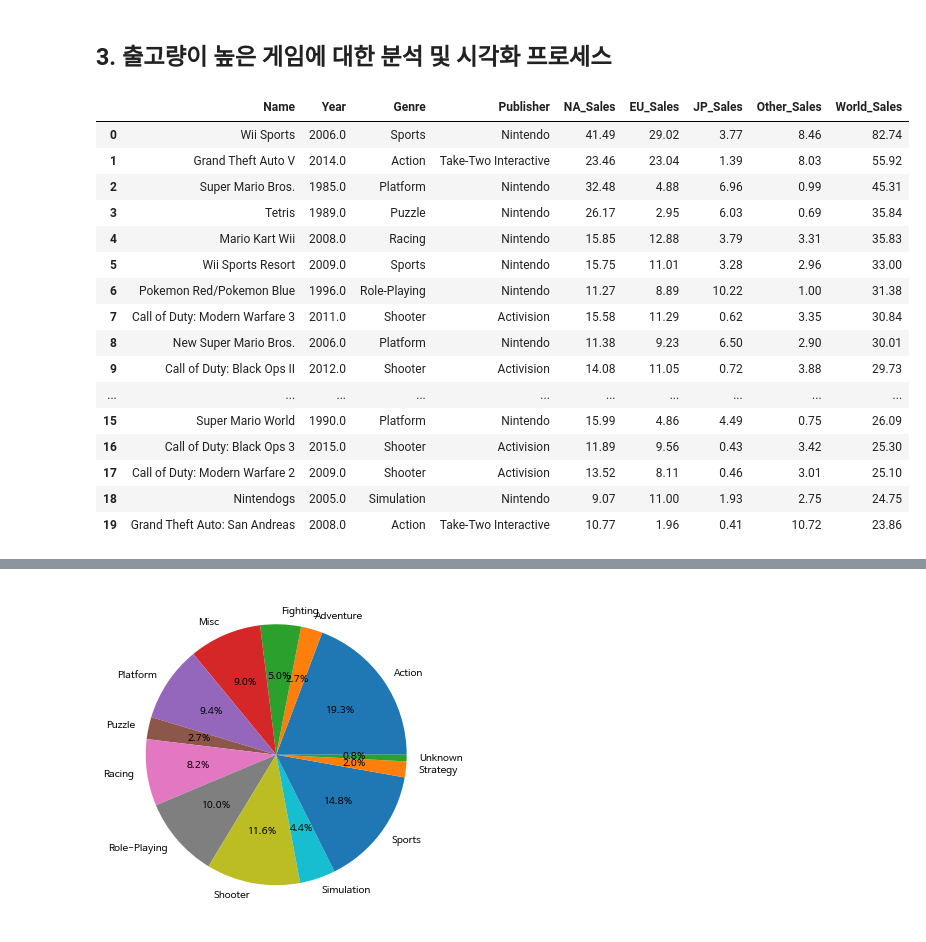
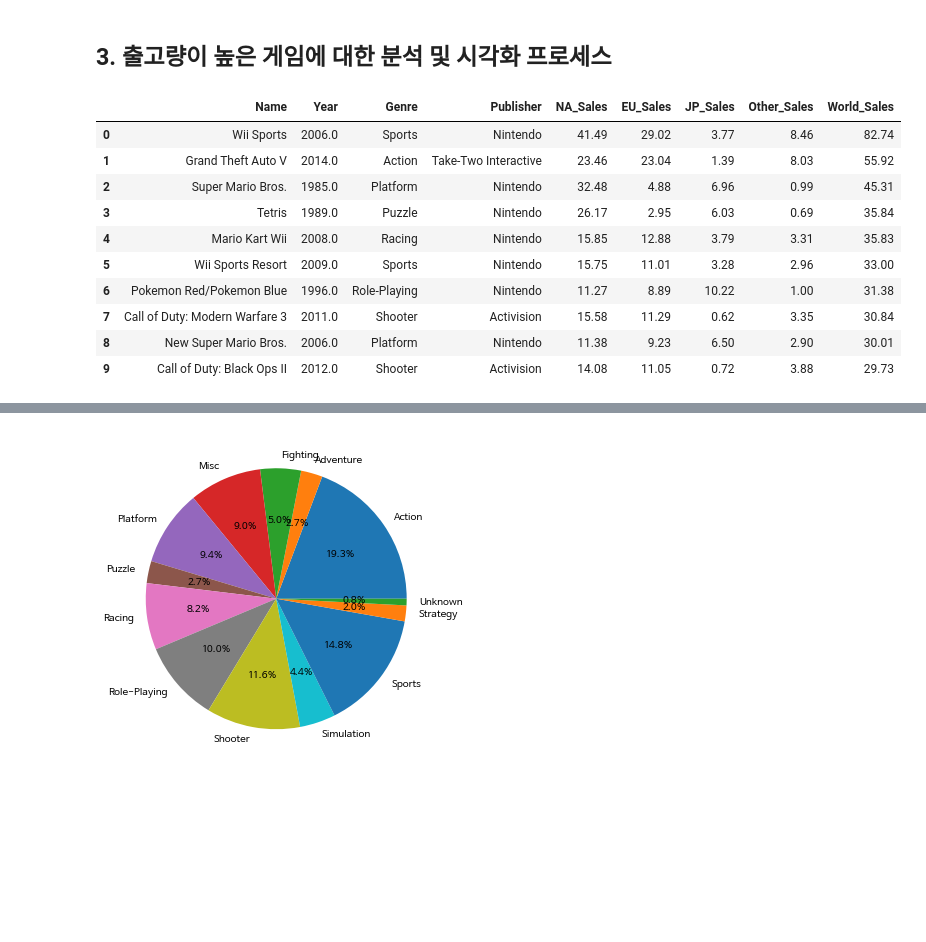
Before and after one commit to y001003/Bootcamp, a Jupyter notebook: Section1_Project.ipynb, the cells around one changed output, grey strips where cells are left out. Saved outputs shown, nothing was run; the diff lists cells and outputs as text; code cells hidden in the pictures; blank space fills up the shorter version.

```diff
--- a/Section1_Project.ipynb
+++ b/Section1_Project.ipynb
@@ -386,35 +387,29 @@ Text(0, 0.5, '연도')
 # %%
 # 같은 게임인데, 다른 연도에 플랫폼으로 출시된 게임 정리
 col = ['Name','NA_Sales','EU_Sales','JP_Sales','Other_Sales','World_Sales']
 top_df = df[col].groupby(['Name']).sum().sort_values('World_Sales',ascending=False)
 
 # 게임의 출시년도, 장르, 제작사 데이터
 col2 = ['Name','Year','Genre','Publisher']
 right_df = df[col2].drop_duplicates(['Name'], keep='first')
 merge_df = pd.merge(right_df,top_df,how='inner',on='Name')
 # 순위 정리
 merge_df = merge_df.sort_values('World_Sales',ascending=False)
 merge_df.reset_index(drop=True,inplace=True)
 # Top 10 판매량
-merge_df_top10 = merge_df.iloc[:20]
+merge_df_top10 = merge_df.iloc[:10]
 merge_df_top10
 # %% [output]
 |  | Name | Year | Genre | Publisher | NA_Sales | EU_Sales | JP_Sales | Other_Sales | World_Sales |
 | 0 | Wii Sports | 2006.0 | Sports | Nintendo | 41.49 | 29.02 | 3.77 | 8.46 | 82.74 |
 | 1 | Grand Theft Auto V | 2014.0 | Action | Take-Two Interactive | 23.46 | 23.04 | 1.39 | 8.03 | 55.92 |
 | 2 | Super Mario Bros. | 1985.0 | Platform | Nintendo | 32.48 | 4.88 | 6.96 | 0.99 | 45.31 |
 | 3 | Tetris | 1989.0 | Puzzle | Nintendo | 26.17 | 2.95 | 6.03 | 0.69 | 35.84 |
 | 4 | Mario Kart Wii | 2008.0 | Racing | Nintendo | 15.85 | 12.88 | 3.79 | 3.31 | 35.83 |
 | 5 | Wii Sports Resort | 2009.0 | Sports | Nintendo | 15.75 | 11.01 | 3.28 | 2.96 | 33.00 |
 | 6 | Pokemon Red/Pokemon Blue | 1996.0 | Role-Playing | Nintendo | 11.27 | 8.89 | 10.22 | 1.00 | 31.38 |
 | 7 | Call of Duty: Modern Warfare 3 | 2011.0 | Shooter | Activision | 15.58 | 11.29 | 0.62 | 3.35 | 30.84 |
 | 8 | New Super Mario Bros. | 2006.0 | Platform | Nintendo | 11.38 | 9.23 | 6.50 | 2.90 | 30.01 |
 | 9 | Call of Duty: Black Ops II | 2012.0 | Shooter | Activision | 14.08 | 11.05 | 0.72 | 3.88 | 29.73 |
-| ... | ... | ... | ... | ... | ... | ... | ... | ... | ... |
-| 15 | Super Mario World | 1990.0 | Platform | Nintendo | 15.99 | 4.86 | 4.49 | 0.75 | 26.09 |
-| 16 | Call of Duty: Black Ops 3 | 2015.0 | Shooter | Activision | 11.89 | 9.56 | 0.43 | 3.42 | 25.30 |
-| 17 | Call of Duty: Modern Warfare 2 | 2009.0 | Shooter | Activision | 13.52 | 8.11 | 0.46 | 3.01 | 25.10 |
-| 18 | Nintendogs | 2005.0 | Simulation | Nintendo | 9.07 | 11.00 | 1.93 | 2.75 | 24.75 |
-| 19 | Grand Theft Auto: San Andreas | 2008.0 | Action | Take-Two Interactive | 10.77 | 1.96 | 0.41 | 10.72 | 23.86 |
 # %%
 # Top 10 시각화
```
Also changed, not shown: parts of 13 cells of this notebook.
